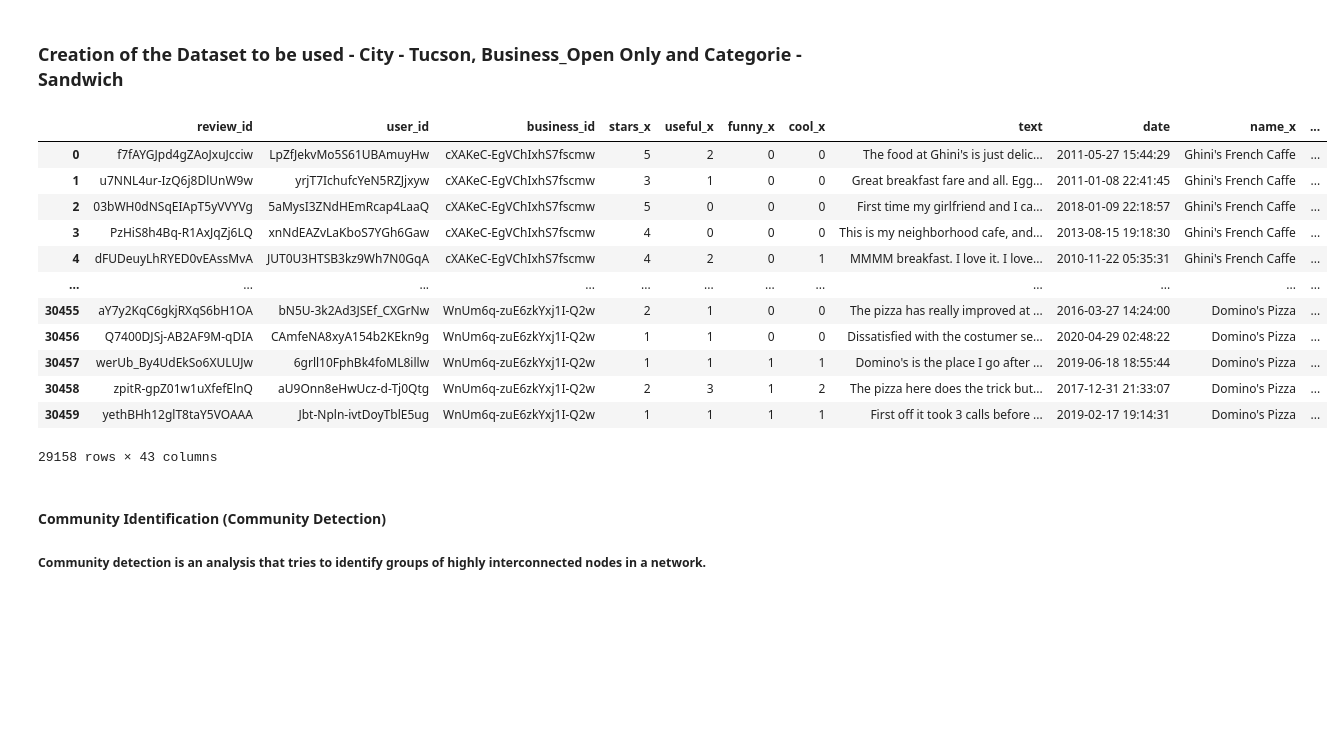
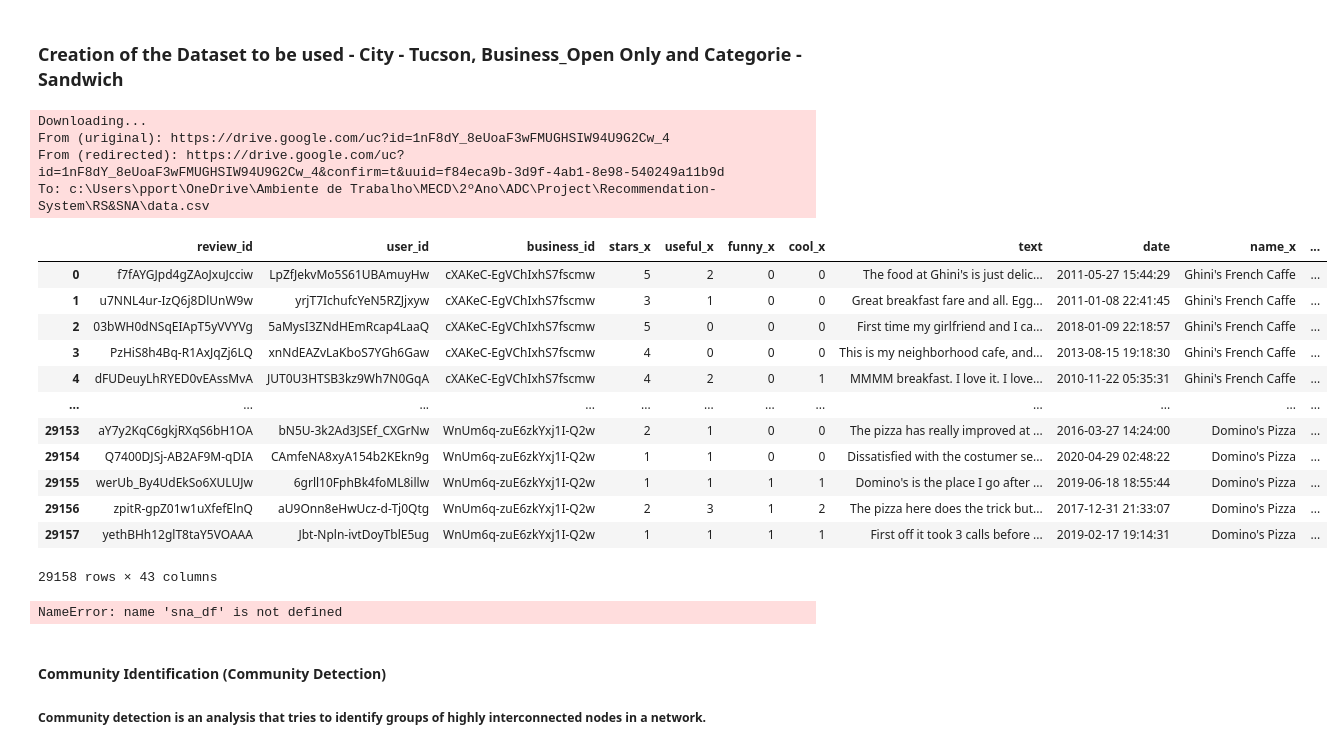
Before and after one commit to PPortela00/Recommendation-System---, a Jupyter notebook: RS&SNA/notebook.ipynb, the cells around one changed output. Drawn from its saved outputs; the diff is of its cells as text; code cells hidden in the pictures; blank space fills up the shorter version.

Commit message:
Upload the load of the data

```diff
--- a/RS&SNA/notebook.ipynb
+++ b/RS&SNA/notebook.ipynb
@@ -330,39 +353,54 @@ The weight of the connection between the user 8g_iMtfSiwikVnbP2etR0A and user Ia
 # %% [markdown]
 ### Creation of the Dataset to be used - City - Tucson, Business_Open Only and Categorie - Sandwich
 # %%
-city = 'Tucson'
+""" city = 'Tucson'
 
 # Filtrar por cidade
 business_city_filtered = business[(business['is_open'] == 1) & (business['city'] == city)]
 
 # Filtrar por categoria "Sandwich"
 category_to_filter = 'Sandwich'
 business_category_filtered = business_city_filtered[business_city_filtered['categories'].str.contains(category_to_filter, case=False, na=False)]
 
 # Mesclar com os DataFrames
 sna_df = pd.merge(reviews, business_category_filtered, left_on='business_id', right_on='business_id', how='inner')
 sna_df = pd.merge(sna_df, users, left_on='user_id', right_on='user_id', how='left')
 sna_df = sna_df.drop_duplicates(subset=['user_id', 'business_id'], keep="first", inplace=False)
 
-display(sna_df)
-sna_df.to_csv('sna_df.csv', sep=';', index=False)
+display (sna_df)
 
 unique_user_ids = sna_df['user_id'].nunique()
-print(f"Total de valores de 'user_id' diferentes: {unique_user_ids}")
+print(f"Total de valores de 'user_id' diferentes: {unique_user_ids}") """
+
+#File ID from your Google Drive URL
+file_id = '1nF8dY_8eUoaF3wFMUGHSIW94U9G2Cw_4'
+output = 'data.csv'  # Local filename to save the downloaded CSV file
+
+url = f'https://drive.google.com/uc?id={file_id}'
+
+gdown.download(url, output, quiet=False)
+
+# Read the downloaded CSV file with a semicolon delimiter
+sna_df = pd.read_csv(output, delimiter=';')
+display(sna_df)
 # %% [output]
+Downloading...
+From (uriginal): https://drive.google.com/uc?id=1nF8dY_8eUoaF3wFMUGHSIW94U9G2Cw_4
+From (redirected): https://drive.google.com/uc?id=1nF8dY_8eUoaF3wFMUGHSIW94U9G2Cw_4&confirm=t&uuid=f84eca9b-3d9f-4ab1-8e98-540249a11b9d
+To: c:\Users\pport\OneDrive\Ambiente de Trabalho\MECD\2ºAno\ADC\Project\Recommendation-System\RS&SNA\data.csv
 |  | review_id | user_id | business_id | stars_x | useful_x | funny_x | cool_x | text | date | name_x | ... |
 | 0 | f7fAYGJpd4gZAoJxuJcciw | LpZfJekvMo5S61UBAmuyHw | cXAKeC-EgVChIxhS7fscmw | 5 | 2 | 0 | 0 | The food at Ghini's is just delic... | 2011-05-27 15:44:29 | Ghini's French Caffe | ... |
 | 1 | u7NNL4ur-IzQ6j8DlUnW9w | yrjT7IchufcYeN5RZJjxyw | cXAKeC-EgVChIxhS7fscmw | 3 | 1 | 0 | 0 | Great breakfast fare and all. Egg... | 2011-01-08 22:41:45 | Ghini's French Caffe | ... |
 | 2 | 03bWH0dNSqEIApT5yVVYVg | 5aMysI3ZNdHEmRcap4LaaQ | cXAKeC-EgVChIxhS7fscmw | 5 | 0 | 0 | 0 | First time my girlfriend and I ca... | 2018-01-09 22:18:57 | Ghini's French Caffe | ... |
 | 3 | PzHiS8h4Bq-R1AxJqZj6LQ | xnNdEAZvLaKboS7YGh6Gaw | cXAKeC-EgVChIxhS7fscmw | 4 | 0 | 0 | 0 | This is my neighborhood cafe, and... | 2013-08-15 19:18:30 | Ghini's French Caffe | ... |
 | 4 | dFUDeuyLhRYED0vEAssMvA | JUT0U3HTSB3kz9Wh7N0GqA | cXAKeC-EgVChIxhS7fscmw | 4 | 2 | 0 | 1 | MMMM breakfast. I love it. I love... | 2010-11-22 05:35:31 | Ghini's French Caffe | ... |
 | ... | ... | ... | ... | ... | ... | ... | ... | ... | ... | ... | ... |
-| 30455 | aY7y2KqC6gkjRXqS6bH1OA | bN5U-3k2Ad3JSEf_CXGrNw | WnUm6q-zuE6zkYxj1I-Q2w | 2 | 1 | 0 | 0 | The pizza has really improved at ... | 2016-03-27 14:24:00 | Domino's Pizza | ... |
-| 30456 | Q7400DJSj-AB2AF9M-qDIA | CAmfeNA8xyA154b2KEkn9g | WnUm6q-zuE6zkYxj1I-Q2w | 1 | 1 | 0 | 0 | Dissatisfied with the costumer se... | 2020-04-29 02:48:22 | Domino's Pizza | ... |
-| 30457 | werUb_By4UdEkSo6XULUJw | 6grll10FphBk4foML8illw | WnUm6q-zuE6zkYxj1I-Q2w | 1 | 1 | 1 | 1 | Domino's is the place I go after ... | 2019-06-18 18:55:44 | Domino's Pizza | ... |
-| 30458 | zpitR-gpZ01w1uXfefElnQ | aU9Onn8eHwUcz-d-Tj0Qtg | WnUm6q-zuE6zkYxj1I-Q2w | 2 | 3 | 1 | 2 | The pizza here does the trick but... | 2017-12-31 21:33:07 | Domino's Pizza | ... |
-| 30459 | yethBHh12glT8taY5VOAAA | Jbt-Npln-ivtDoyTblE5ug | WnUm6q-zuE6zkYxj1I-Q2w | 1 | 1 | 1 | 1 | First off it took 3 calls before ... | 2019-02-17 19:14:31 | Domino's Pizza | ... |
+| 29153 | aY7y2KqC6gkjRXqS6bH1OA | bN5U-3k2Ad3JSEf_CXGrNw | WnUm6q-zuE6zkYxj1I-Q2w | 2 | 1 | 0 | 0 | The pizza has really improved at ... | 2016-03-27 14:24:00 | Domino's Pizza | ... |
+| 29154 | Q7400DJSj-AB2AF9M-qDIA | CAmfeNA8xyA154b2KEkn9g | WnUm6q-zuE6zkYxj1I-Q2w | 1 | 1 | 0 | 0 | Dissatisfied with the costumer se... | 2020-04-29 02:48:22 | Domino's Pizza | ... |
+| 29155 | werUb_By4UdEkSo6XULUJw | 6grll10FphBk4foML8illw | WnUm6q-zuE6zkYxj1I-Q2w | 1 | 1 | 1 | 1 | Domino's is the place I go after ... | 2019-06-18 18:55:44 | Domino's Pizza | ... |
+| 29156 | zpitR-gpZ01w1uXfefElnQ | aU9Onn8eHwUcz-d-Tj0Qtg | WnUm6q-zuE6zkYxj1I-Q2w | 2 | 3 | 1 | 2 | The pizza here does the trick but... | 2017-12-31 21:33:07 | Domino's Pizza | ... |
+| 29157 | yethBHh12glT8taY5VOAAA | Jbt-Npln-ivtDoyTblE5ug | WnUm6q-zuE6zkYxj1I-Q2w | 1 | 1 | 1 | 1 | First off it took 3 calls before ... | 2019-02-17 19:14:31 | Domino's Pizza | ... |
-29158 rows × 43 columns
+29158 rows × 43 columns
 # %%
 import networkx as nx
 
@@ -371,18 +409,23 @@ G = nx.Graph()
 
 # Add nodes (users) to the graph
 for user_id in sna_df['user_id'].unique():
-    G.add_node(user_id)
+    if not G.has_node(user_id):
+        G.add_node(user_id)
 
-# Calculate weights and add edges
-unique_users = sna_df['user_id'].unique()
-for i in range(len(unique_users)):
-    user1_id = unique_users[i]
-    for j in range(i + 1, len(unique_users)):
-        user2_id = unique_users[j]
+# Calculate weights and add edges while iterating through the DataFrame
+for i in range(len(sna_df)):
+    user1_id = sna_df.at[i, 'user_id']
+    for j in range(i + 1, len(sna_df)):
+        user2_id = sna_df.at[j, 'user_id']
         weight = utils.Weight(user1_id, user2_id, users, sna_df)
-        if len(weight) > 1:  # Checks if there is more than one value returned
-            weight_value = weight[1]  # Access the second returned value
+        if len(weight) > 1:
+            weight_value = weight[1]
+            if not G.has_node(user1_id):
+                G.add_node(user1_id)
+            if not G.has_node(user2_id):
+                G.add_node(user2_id)
             G.add_edge(user1_id, user2_id, weight=weight_value)
+
 
 # Calculate the connection weight between user1_id and user2_id
 user1_id = 1 # Replace with desired user ID
@@ -392,6 +435,8 @@ if G.has_edge(user1_id, user2_id):
     print('The weight of the connection between user {} and user {} is: {}'.format(user1_id, user2_id, weight_value))
 else:
     print('No connection found between user {} and user {}'.format(user1_id, user2_id))
+# %% [output]
+NameError: name 'sna_df' is not defined
 # %% [markdown]
 #### Community Identification (Community Detection)
 ##### Community detection is an analysis that tries to identify groups of highly interconnected nodes in a network.
```
Also changed, not shown: parts of 2 cells of this notebook.
